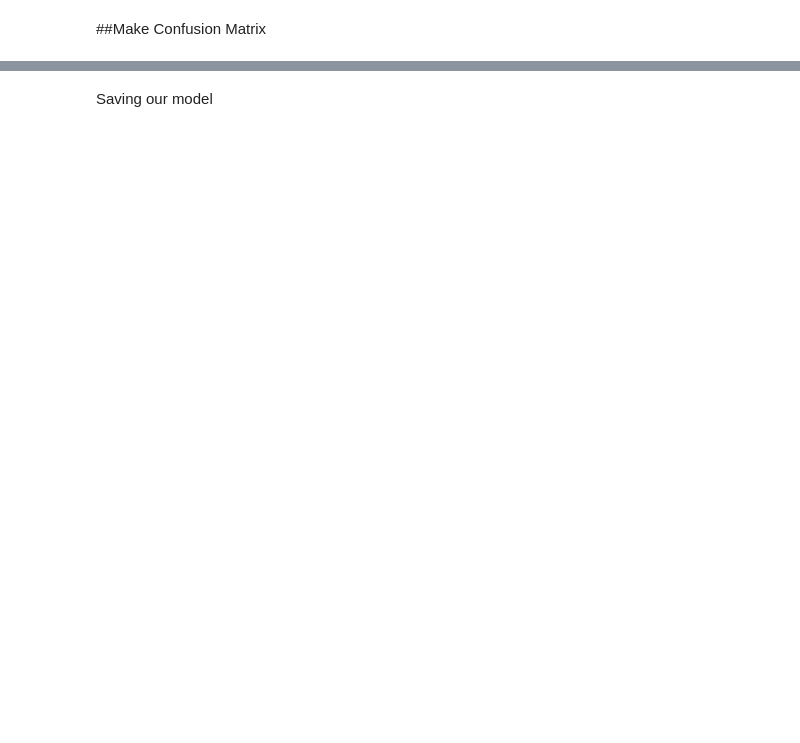
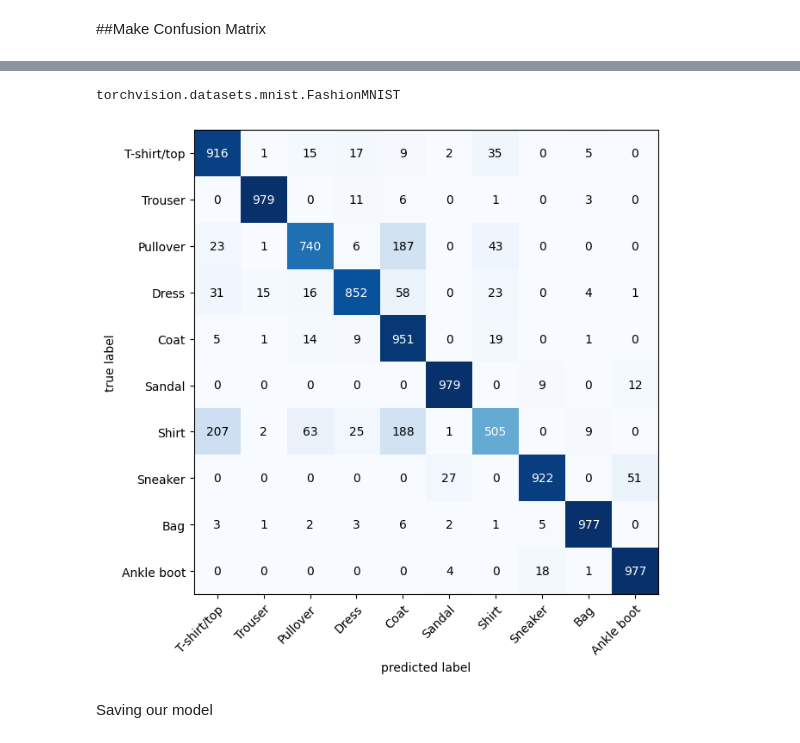
Before and after one commit to FrodoBaggins87/Neural_Networks, a Jupyter notebook: Computer_Vision.ipynb, the cells around one changed output, grey strips where cells are left out. Cells and saved outputs as stored; diff of their text form; code cells hidden in the pictures; blank space fills up the shorter version.

```diff
--- a/Computer_Vision.ipynb
+++ b/Computer_Vision.ipynb
@@ -711,15 +726,15 @@ for i,sample in enumerate(samples):
 from tqdm.auto import tqdm
 y_preds=[]
 model_2.eval()
-  with torch.inference_mode():
-    for x,y in tqdm(test_dataloader,desc='Making Predictions'):
-      #send data to selected device
-      x,y=x.to(device), y.to(device)
-      #passing through model
-      y_logits=model(x)
-      #making prediction
-      y_pred=torch.softmax(y_logits,dim=1).argmax(dim=1)#NOTE:Softmx being done on logits dimension
-      y_preds.append(y_pred.cpu())
+with torch.inference_mode():
+  for x,y in tqdm(test_dataloader,desc='Making Predictions'):
+    #send data to selected device
+    x,y=x.to(device), y.to(device)
+    #passing through model
+    y_logits=model_2(x)
+    #making prediction
+    y_pred=torch.softmax(y_logits,dim=1).argmax(dim=1)#NOTE:Softmx being done on logits dimension
+    y_preds.append(y_pred.cpu())
 #concatenate predictions into a tensor
 y_pred_tensor=torch.cat(y_preds)
 # %%
@@ -735,13 +752,19 @@ except:
+# %%
+type(test_data)
+# %% [output]
+torchvision.datasets.mnist.FashionMNIST
 # %%
 from torchmetrics import ConfusionMatrix
 from mlxtend.plotting import plot_confusion_matrix
 
 confmat=ConfusionMatrix(num_classes=len(class_names),task='multiclass')
-confmat_tensor=confmat(pred=y_pred_tensor,
+confmat_tensor=confmat(preds=y_pred_tensor,
                        target=test_data.targets)
 fig,ax=plot_confusion_matrix(conf_mat=confmat_tensor.numpy(),#matplotlib likes working with numpy
                              class_names=class_names,#row and column number into class names
                              figsize=(10,7))
+# %% [output]
+[figure, added]
 # %% [markdown]
 Saving our model
 # %%
```
Also changed, not shown: parts of 20 cells of this notebook.
